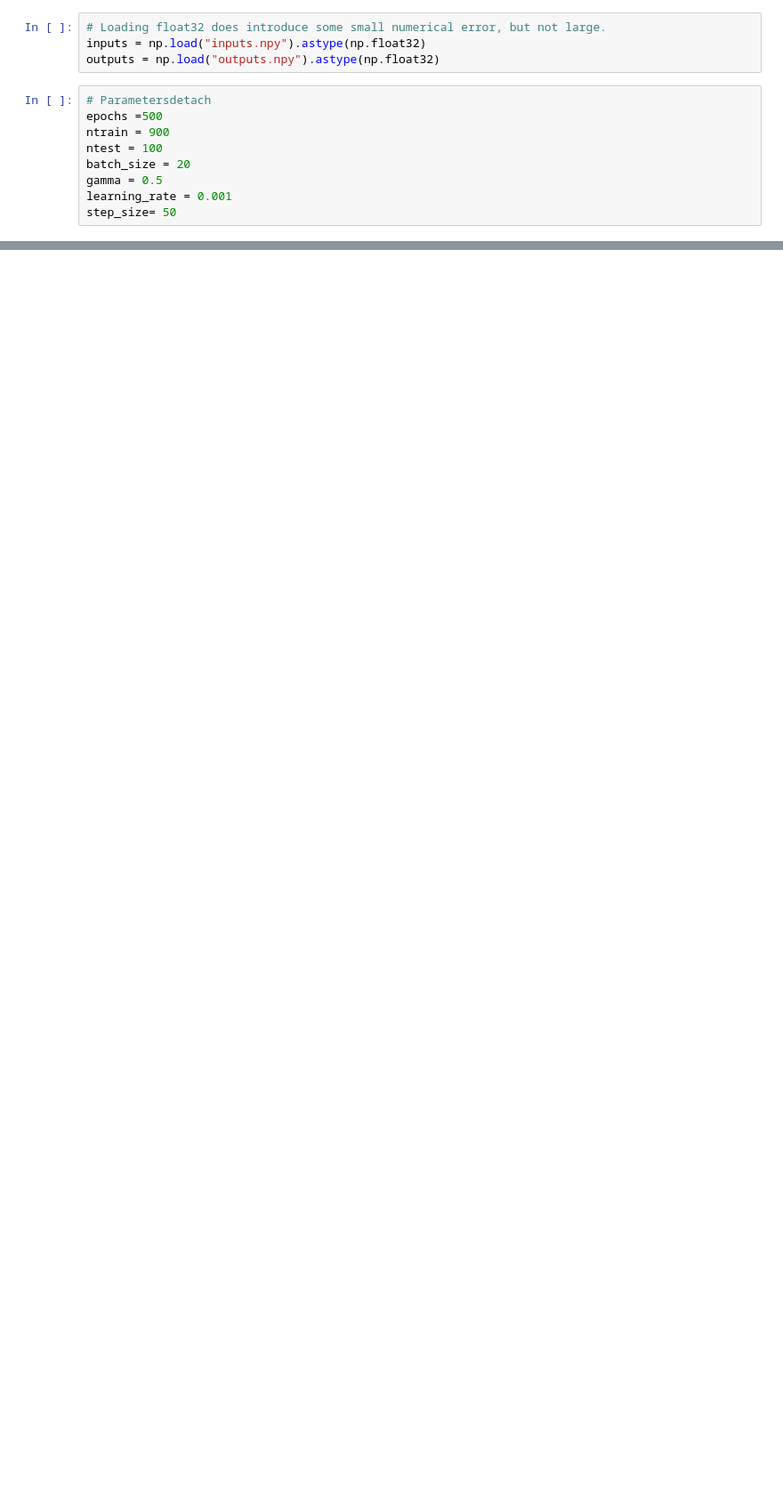
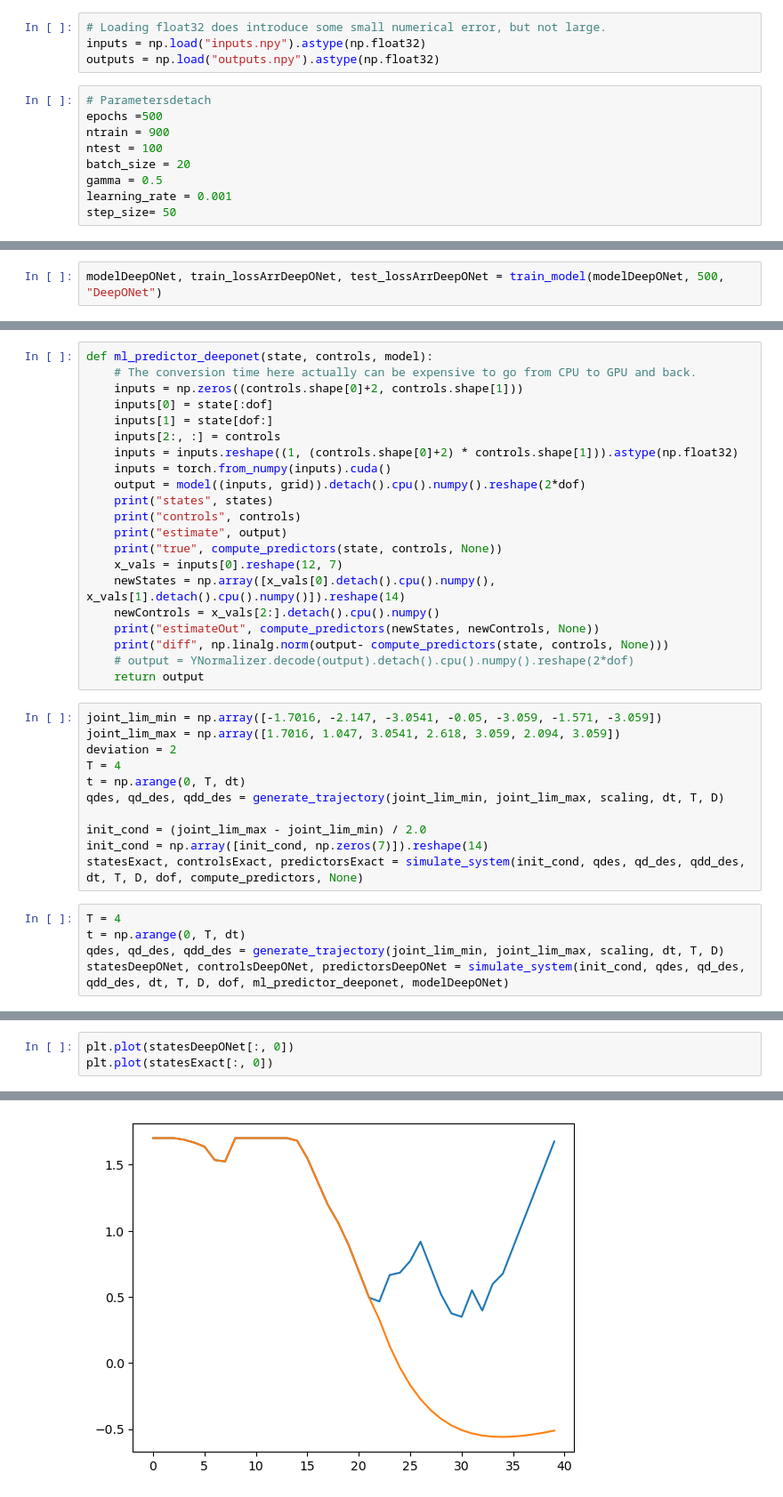
Before and after one commit to gokulg02/NeuralOperatorPredictorFeedback-xArm6, a Jupyter notebook: BaxterCorrectDynamics.ipynb, the cells around one changed output, grey strips where cells are left out. Shown at 89% size. Cells and saved outputs as stored; diff of their text form; blank space fills up the shorter version.

```diff
--- a/BaxterCorrectDynamics.ipynb
+++ b/BaxterCorrectDynamics.ipynb
@@ -455,0 +493,2 @@ NameError: name 'nn' is not defined
+# %%
+modelDeepONet, train_lossArrDeepONet, test_lossArrDeepONet = train_model(modelDeepONet, 500, "DeepONet")
@@ -455,0 +514,37 @@ NameError: name 'nn' is not defined
+# %%
+def ml_predictor_deeponet(state, controls, model):
+    # The conversion time here actually can be expensive to go from CPU to GPU and back.
+    inputs = np.zeros((controls.shape[0]+2, controls.shape[1]))
+    inputs[0] = state[:dof]
+    inputs[1] = state[dof:]
+    inputs[2:, :] = controls
+    inputs = inputs.reshape((1, (controls.shape[0]+2) * controls.shape[1])).astype(np.float32)
+    inputs = torch.from_numpy(inputs).cuda()
+    output = model((inputs, grid)).detach().cpu().numpy().reshape(2*dof)
+    print("states", states)
+    print("controls", controls)
+    print("estimate", output)
+    print("true", compute_predictors(state, controls, None))
+    x_vals = inputs[0].reshape(12, 7)
+    newStates = np.array([x_vals[0].detach().cpu().numpy(), x_vals[1].detach().cpu().numpy()]).reshape(14)
+    newControls = x_vals[2:].detach().cpu().numpy()
+    print("estimateOut", compute_predictors(newStates, newControls, None))
+    print("diff", np.linalg.norm(output- compute_predictors(state, controls, None)))
+    # output = YNormalizer.decode(output).detach().cpu().numpy().reshape(2*dof)
+    return output
+# %%
+joint_lim_min = np.array([-1.7016, -2.147, -3.0541, -0.05, -3.059, -1.571, -3.059])
+joint_lim_max = np.array([1.7016, 1.047, 3.0541, 2.618, 3.059, 2.094, 3.059])
+deviation = 2
+T = 4
+t = np.arange(0, T, dt)
+qdes, qd_des, qdd_des = generate_trajectory(joint_lim_min, joint_lim_max, scaling, dt, T, D)
+
+init_cond = (joint_lim_max - joint_lim_min) / 2.0
+init_cond = np.array([init_cond, np.zeros(7)]).reshape(14)
+statesExact, controlsExact, predictorsExact = simulate_system(init_cond, qdes, qd_des, qdd_des, dt, T, D, dof, compute_predictors, None)
+# %%
+T = 4
+t = np.arange(0, T, dt)
+qdes, qd_des, qdd_des = generate_trajectory(joint_lim_min, joint_lim_max, scaling, dt, T, D)
+statesDeepONet, controlsDeepONet, predictorsDeepONet = simulate_system(init_cond, qdes, qd_des, qdd_des, dt, T, D, dof, ml_predictor_deeponet, modelDeepONet)
@@ -455,0 +569,4 @@ NameError: name 'nn' is not defined
+# %%
+plt.plot(statesDeepONet[:, 0])
+plt.plot(statesExact[:, 0])
+# %% [output]
@@ -455,0 +574 @@ NameError: name 'nn' is not defined
+[figure, added]
```
Also changed, not shown: parts of 19 cells of this notebook.
